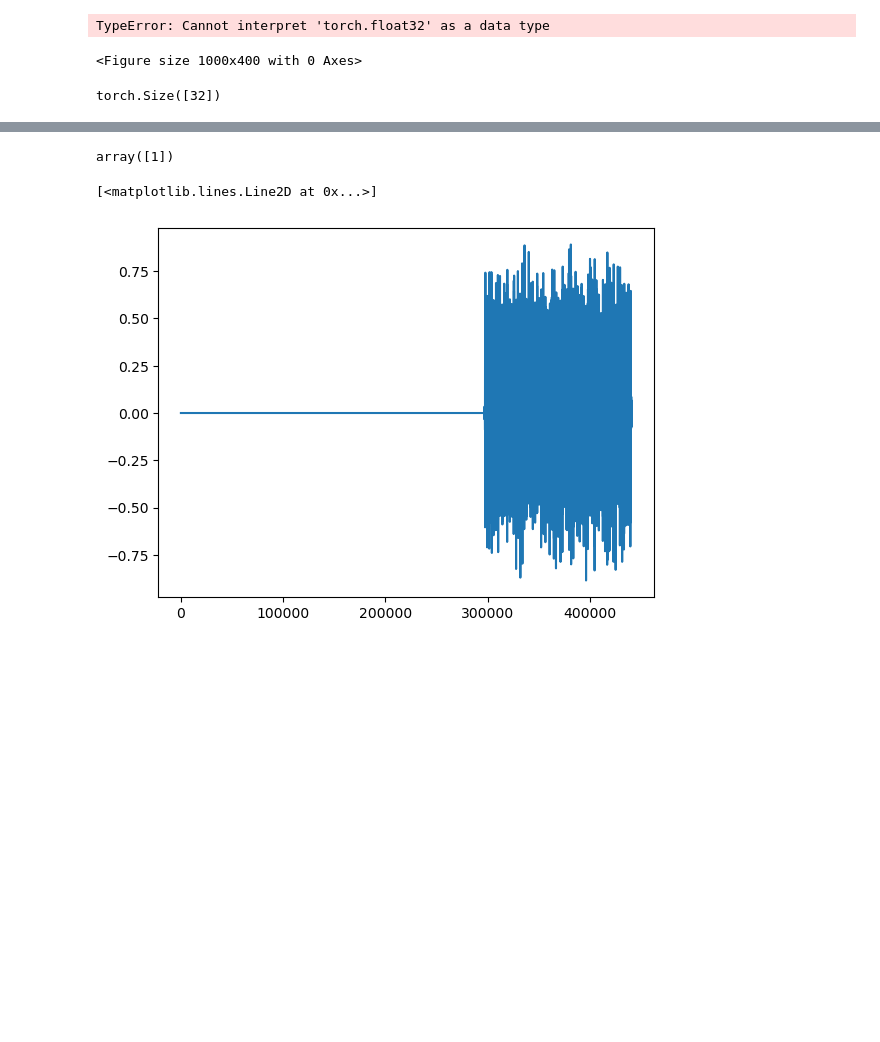
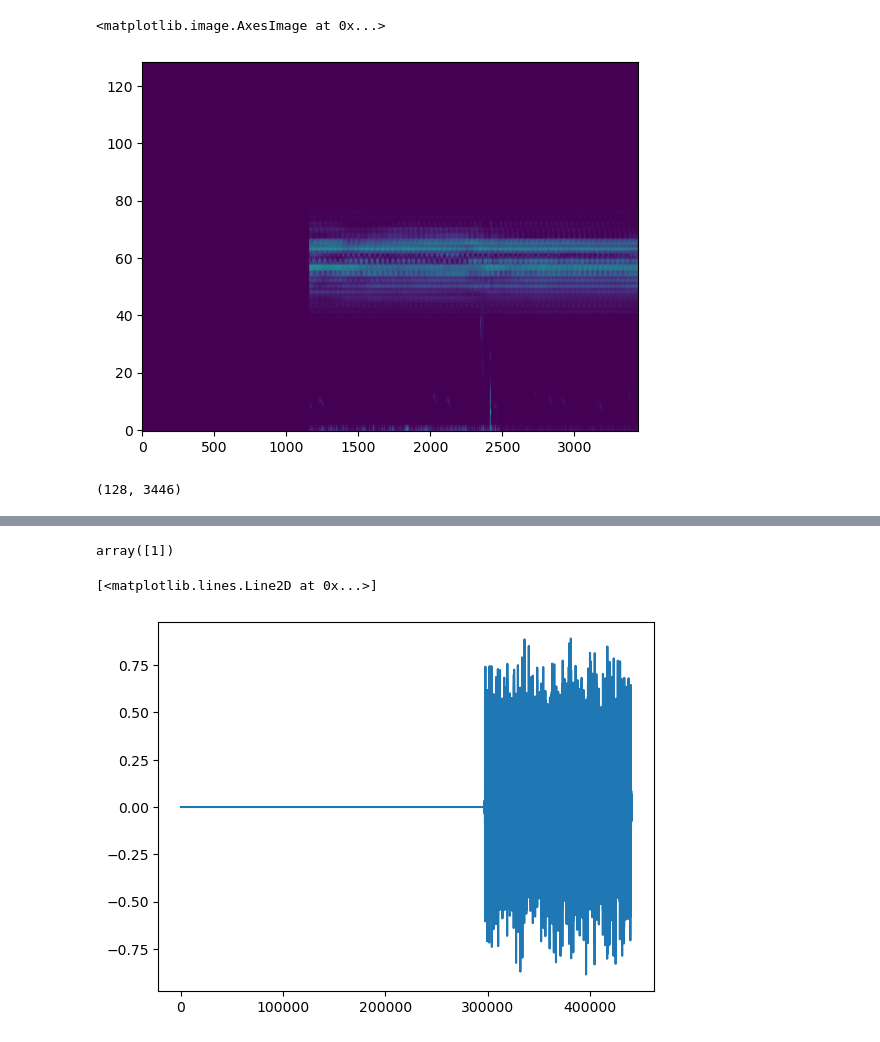
Before and after one commit to juliankraft/TermPaper1-Ecoacoustics, a Jupyter notebook: Code/data_dev.ipynb, the cells around one changed output, grey strips where cells are left out. Drawn from its saved outputs; the diff is of its cells as text; code cells hidden in the pictures; blank space fills up the shorter version.

```diff
--- a/Code/data_dev.ipynb
+++ b/Code/data_dev.ipynb
@@ -32,24 +32,17 @@ win_length = int(hop_length * 2)
 n_mels = 64
 
 datamodule = InsectDatamodule(csv_paths = csv_paths, batch_size = batch_size, num_workers = num_workers, hop_length = hop_length, n_fft = n_fft, win_length = win_length, n_mels = n_mels)
-# %%
-x, y = train_dataloader.dataset[2]
-
-
-
-# Assuming x is your spectrogram data
-plt.figure(figsize=(10, 4))
-librosa.display.specshow(x, x_axis='time', y_axis='mel', hop_length=hop_length)
-plt.colorbar(format='%+2.0f dB')
-plt.title('Spectrogram')
-plt.show()
-# %% [output]
-TypeError: Cannot interpret 'torch.float32' as a data type
-<Figure size 1000x400 with 0 Axes>
-# %%
-x, y = train_dataloader.dataset[0]
-y.shape
-# %% [output]
-torch.Size([32])
+# %%
+x, y = train_dataloader.dataset[15]
+x.shape
+
+plt.imshow(np.log10(x.numpy()+10**-2), origin='lower', aspect='auto')
+# %% [output]
+<matplotlib.image.AxesImage at 0x...>
+[figure, added]
+# %%
+x.numpy().shape
+# %% [output]
+(128, 3446)
 # %%
 waveform, samplerate = train_dataloader.dataset.load_sample('../data/Cicadidae/Myopsaltamelanobasis/Myopsaltamelanobasis_Myopsalta_melanobasis_Brigalow.wav')
```
Also changed, not shown: parts of 2 cells of this notebook, 1 other file.
